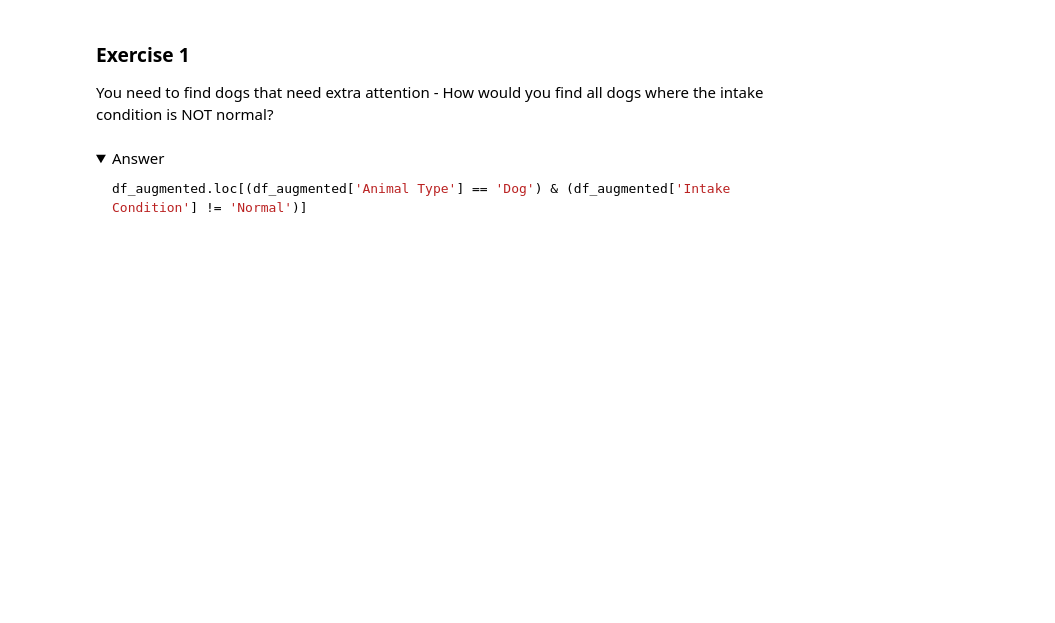
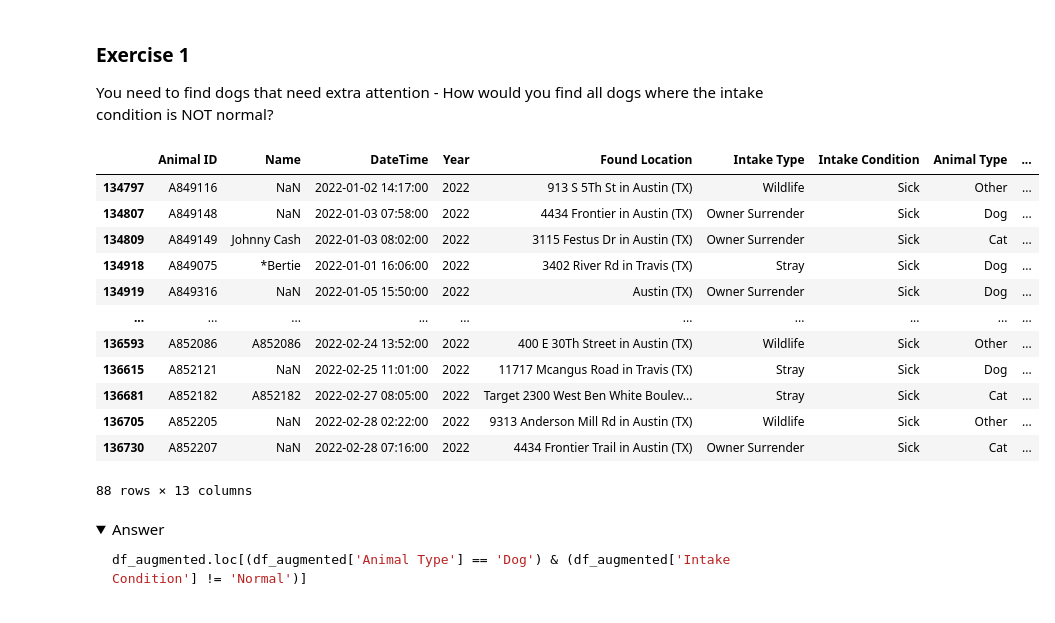
Before and after one commit to flatiron-school/NATL-DS-051523, a Jupyter notebook: Phase1/pandas_dataframes_051723.ipynb, the cells around one changed output. Cells and saved outputs as stored; diff of their text form; code cells hidden in the pictures; folded sections open; blank space fills up the shorter version.

```diff
--- a/Phase1/pandas_dataframes_051723.ipynb
+++ b/Phase1/pandas_dataframes_051723.ipynb
@@ -499,6 +679,21 @@ df_augmented.loc[(df_augmented['Year'] >= 2020) & (df_augmented['Type'] == 'Stra
 You need to find dogs that need extra attention - How would you find all dogs where the intake condition is NOT normal?
 # %%
 # Your code here
+df_augmented.loc[(df_augmented['Year'] >= 2022) & (df_augmented['Intake Condition'] == 'Sick')]
+# %% [output]
+|  | Animal ID | Name | DateTime | Year | Found Location | Intake Type | Intake Condition | Animal Type | ... |
+| 134797 | A849116 | NaN | 2022-01-02 14:17:00 | 2022 | 913 S 5Th St in Austin (TX) | Wildlife | Sick | Other | ... |
+| 134807 | A849148 | NaN | 2022-01-03 07:58:00 | 2022 | 4434 Frontier in Austin (TX) | Owner Surrender | Sick | Dog | ... |
+| 134809 | A849149 | Johnny Cash | 2022-01-03 08:02:00 | 2022 | 3115 Festus Dr in Austin (TX) | Owner Surrender | Sick | Cat | ... |
+| 134918 | A849075 | *Bertie | 2022-01-01 16:06:00 | 2022 | 3402 River Rd in Travis (TX) | Stray | Sick | Dog | ... |
+| 134919 | A849316 | NaN | 2022-01-05 15:50:00 | 2022 | Austin (TX) | Owner Surrender | Sick | Dog | ... |
+| ... | ... | ... | ... | ... | ... | ... | ... | ... | ... |
+| 136593 | A852086 | A852086 | 2022-02-24 13:52:00 | 2022 | 400 E 30Th Street in Austin (TX) | Wildlife | Sick | Other | ... |
+| 136615 | A852121 | NaN | 2022-02-25 11:01:00 | 2022 | 11717 Mcangus Road in Travis (TX) | Stray | Sick | Dog | ... |
+| 136681 | A852182 | A852182 | 2022-02-27 08:05:00 | 2022 | Target 2300 West Ben White Boulev... | Stray | Sick | Cat | ... |
+| 136705 | A852205 | NaN | 2022-02-28 02:22:00 | 2022 | 9313 Anderson Mill Rd in Austin (TX) | Wildlife | Sick | Other | ... |
+| 136730 | A852207 | NaN | 2022-02-28 07:16:00 | 2022 | 4434 Frontier Trail in Austin (TX) | Owner Surrender | Sick | Cat | ... |
+88 rows × 13 columns
 # %% [markdown]
 <details>
     <summary>Answer</summary>
```
Also changed, not shown: parts of 22 cells of this notebook, 1 other file.
